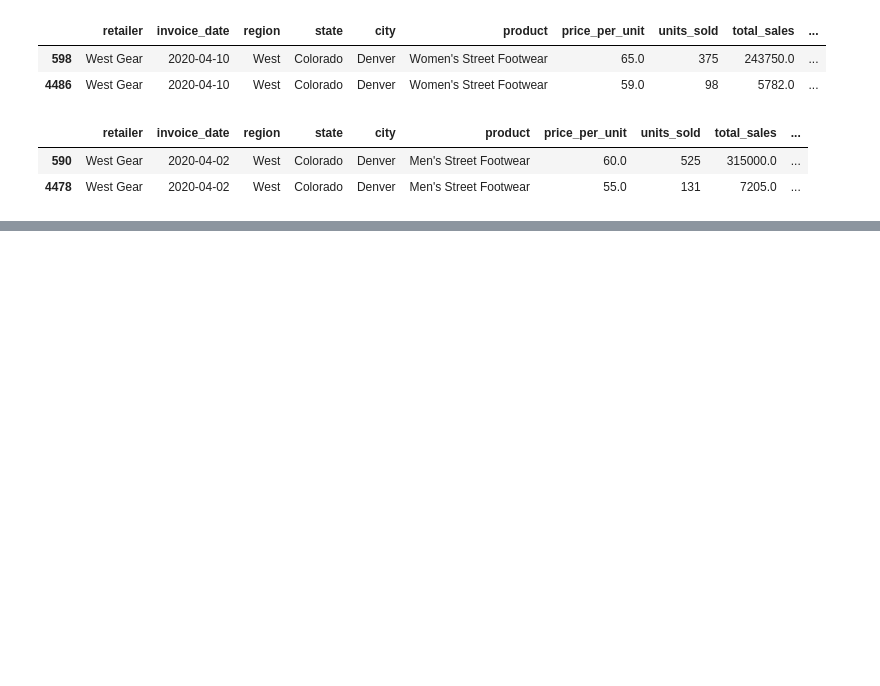
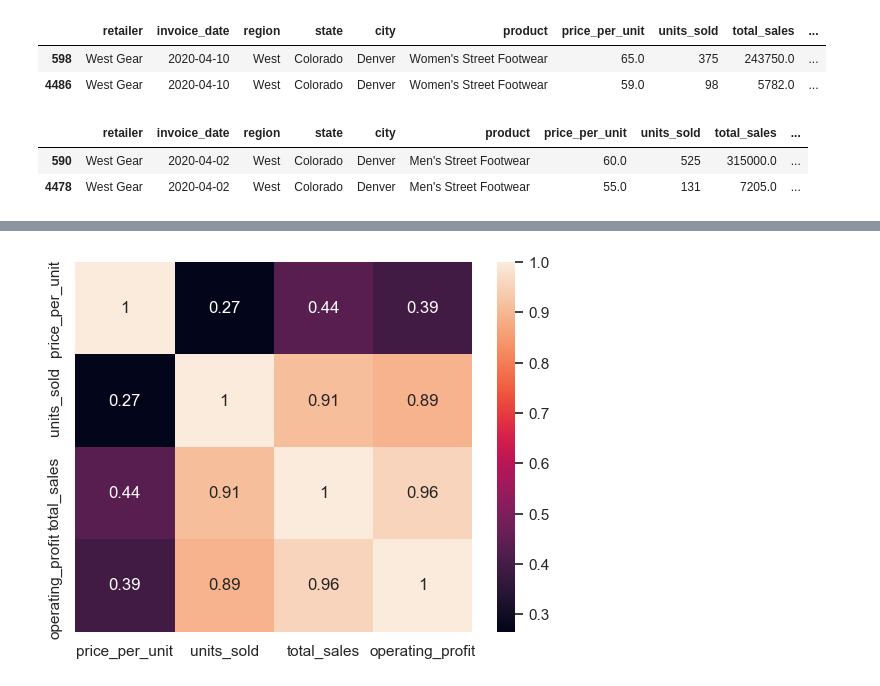
Before and after one commit to fer-nandes13/Bootcamp-Final-Project-2023, a Jupyter notebook: Final_Bootcamp_project-checkpoint.ipynb, the cells around one changed output, grey strips where cells are left out. Cells and saved outputs as stored; diff of their text form; code cells hidden in the pictures; blank space fills up the shorter version.

```diff
--- a/Final_Bootcamp_project-checkpoint.ipynb
+++ b/Final_Bootcamp_project-checkpoint.ipynb
@@ -1527,0 +2474,6 @@ filtered_good_friday_2021
+# %%
+correlations_matrix = numerical_df.corr()
+sns.heatmap(correlations_matrix, annot=True)
+plt.show()
+# %% [output]
+[figure, added]
```
Also changed, not shown: parts of 122 cells of this notebook.
